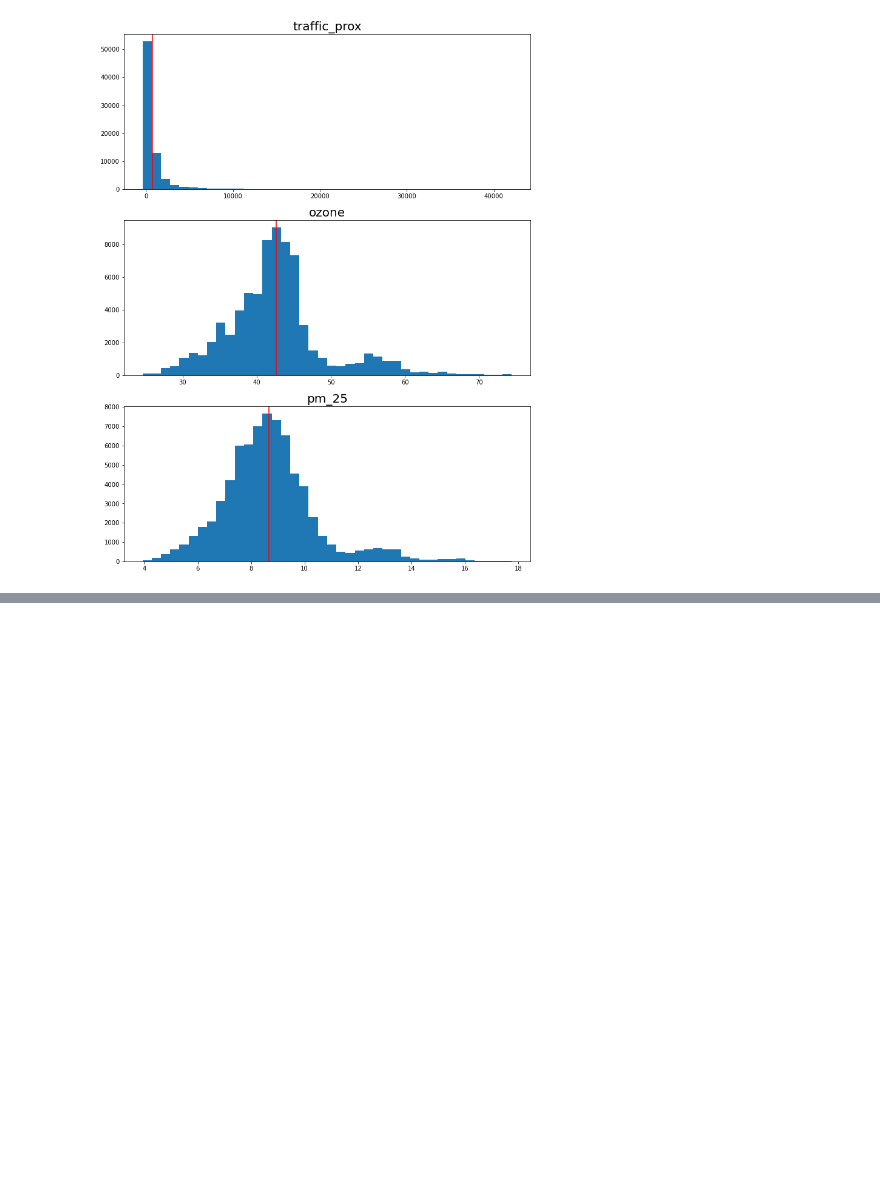
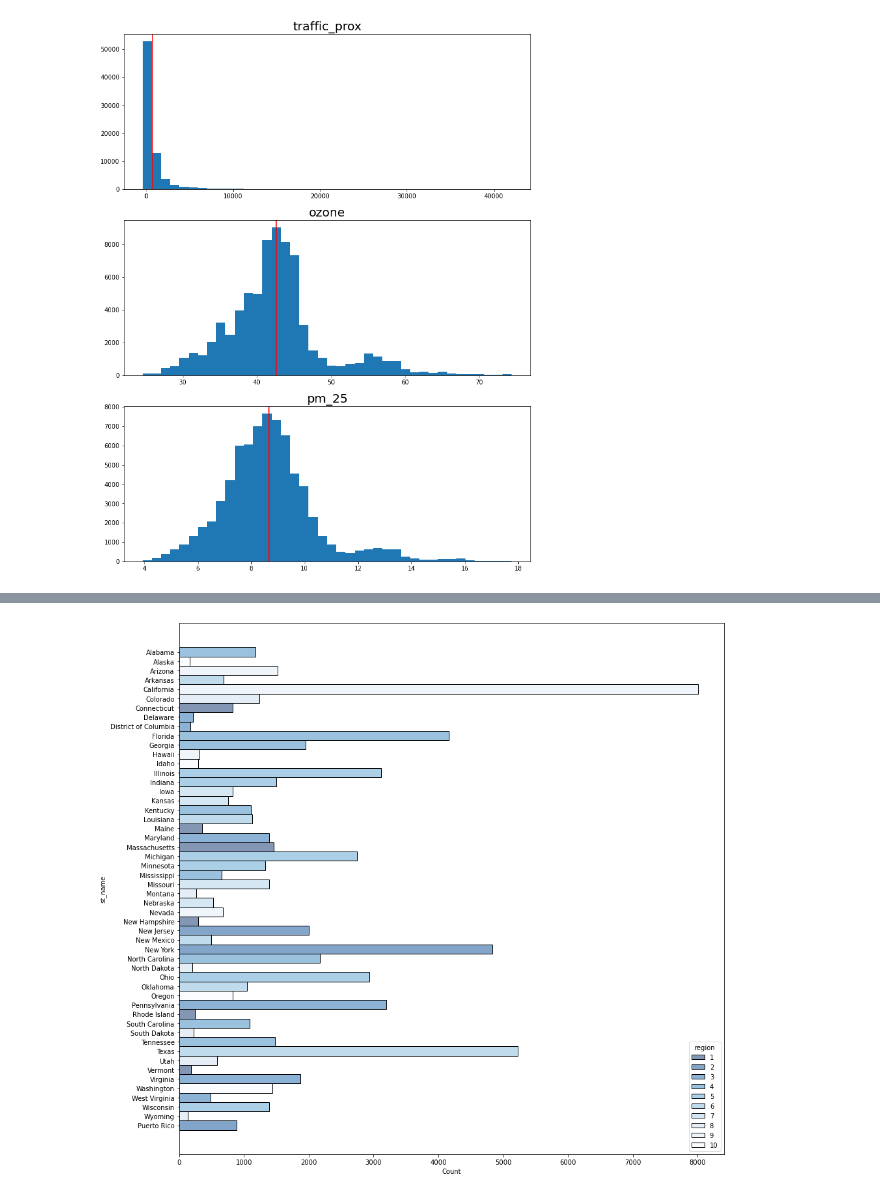
Before and after one commit to LewisDaDude/Project-4, a Jupyter notebook: code/01_cleaning_and_eda.ipynb, the cells around one changed output, grey strips where cells are left out. Drawn from its saved outputs; the diff is of its cells as text; code cells hidden in the pictures; blank space fills up the shorter version.

```diff
--- a/code/01_cleaning_and_eda.ipynb
+++ b/code/01_cleaning_and_eda.ipynb
@@ -342,0 +378,5 @@ for i in range(3):
+# %%
+plt.figure(figsize = (15,15))
+sns.histplot(data = env, y = 'st_name', hue = 'region', palette = 'Blues_r');
+# %% [output]
+[figure, added]
```
Also changed, not shown: parts of 5 cells of this notebook, 1 other file.
